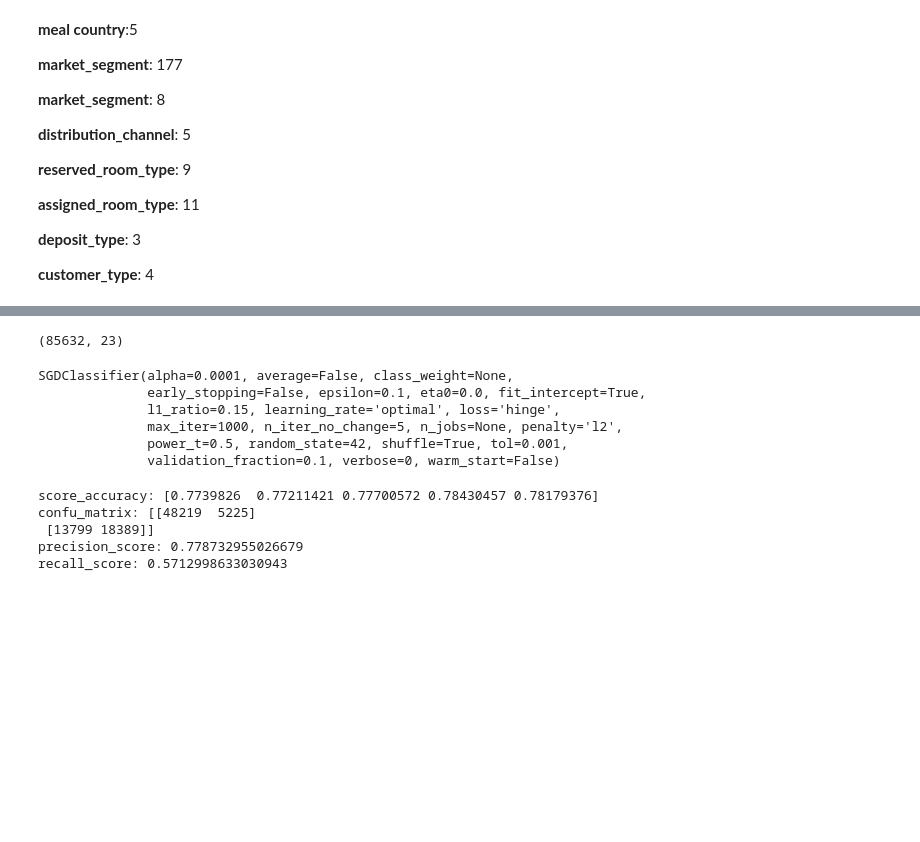
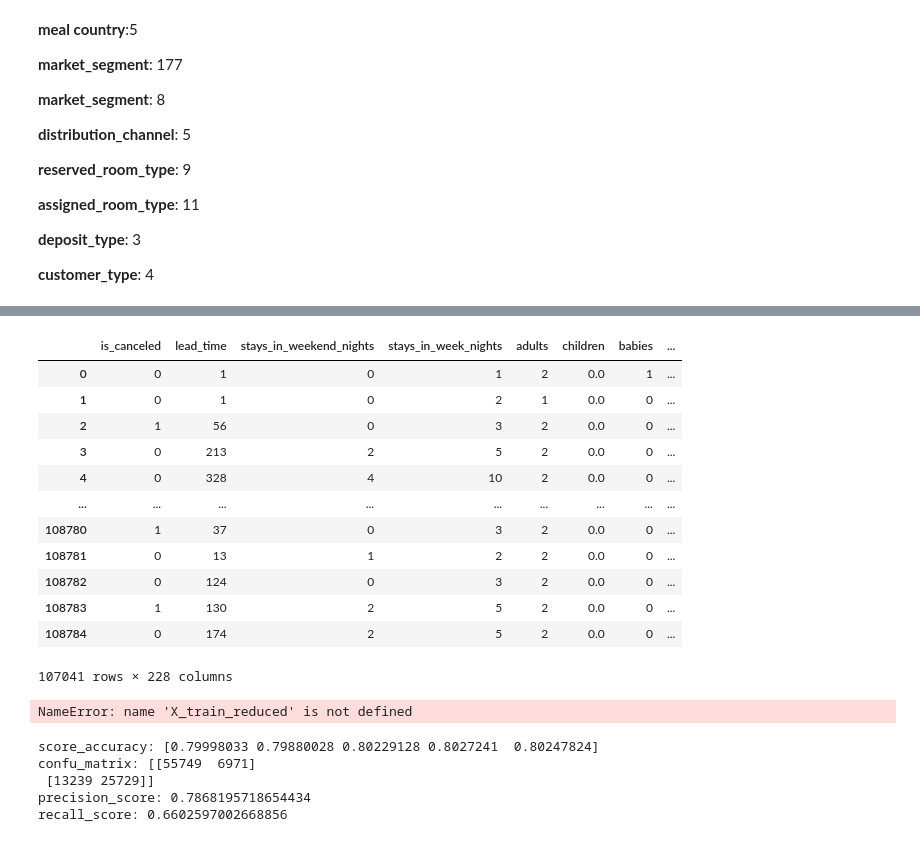
Before and after one commit to huy105/Hotel-booking-classify, a Jupyter notebook: HotelClassify.ipynb, the cells around one changed output, grey strips where cells are left out. Drawn from its saved outputs; the diff is of its cells as text; code cells hidden in the pictures; blank space fills up the shorter version.

```diff
--- a/HotelClassify.ipynb
+++ b/HotelClassify.ipynb
@@ -15,6 +15,6 @@ data.head()
 | 3 | 4 | City Hotel | 0 | 213 | 2 | 5 | 2 | ... |
 | 4 | 5 | Resort Hotel | 0 | 328 | 4 | 10 | 2 | ... |
 # %%
-col = ['agent', 'company', 'id', "hotel"]
+col = ['agent', 'company', 'id', "hotel", 'arrival_date']
 
 hotel_book = data.drop(col, axis= 1)
@@ -216,0 +163,22 @@ X_prepared_train_set = X_prepared_train_set.toarray()
+# %%
+cat_attri = ['meal', 'country', 'market_segment', 'distribution_channel', 'reserved_room_type', 'assigned_room_type', "customer_type"]
+
+one_hot = pd.get_dummies(hotel_book[cat_attri])
+hotel_book = hotel_book.drop(cat_attri, axis = 1)
+# Join the encoded df
+hotel_book = hotel_book.join(one_hot)
+hotel_book
+# %% [output]
+|  | is_canceled | lead_time | stays_in_weekend_nights | stays_in_week_nights | adults | children | babies | ... |
+| 0 | 0 | 1 | 0 | 1 | 2 | 0.0 | 1 | ... |
+| 1 | 0 | 1 | 0 | 2 | 1 | 0.0 | 0 | ... |
+| 2 | 1 | 56 | 0 | 3 | 2 | 0.0 | 0 | ... |
+| 3 | 0 | 213 | 2 | 5 | 2 | 0.0 | 0 | ... |
+| 4 | 0 | 328 | 4 | 10 | 2 | 0.0 | 0 | ... |
+| ... | ... | ... | ... | ... | ... | ... | ... | ... |
+| 108780 | 1 | 37 | 0 | 3 | 2 | 0.0 | 0 | ... |
+| 108781 | 0 | 13 | 1 | 2 | 2 | 0.0 | 0 | ... |
+| 108782 | 0 | 124 | 0 | 3 | 2 | 0.0 | 0 | ... |
+| 108783 | 1 | 130 | 2 | 5 | 2 | 0.0 | 0 | ... |
+| 108784 | 0 | 174 | 2 | 5 | 2 | 0.0 | 0 | ... |
+107041 rows × 228 columns
@@ -223,20 +210,7 @@ X_prepared_train_set_reduced = pca.fit_transform(X_prepared_train_set)
 # %%
-X_prepared_train_set_reduced.shape
+X_train_reduced.shape
 # %% [output]
-(85632, 23)
+NameError: name 'X_train_reduced' is not defined
-# %%
-from sklearn.linear_model import SGDClassifier
-
-sgd_clf = SGDClassifier(random_state = 42)
-
-sgd_clf.fit(X_prepared_train_set_reduced, Y_train_set)
-# %% [output]
-SGDClassifier(alpha=0.0001, average=False, class_weight=None,
-              early_stopping=False, epsilon=0.1, eta0=0.0, fit_intercept=True,
-              l1_ratio=0.15, learning_rate='optimal', loss='hinge',
-              max_iter=1000, n_iter_no_change=5, n_jobs=None, penalty='l2',
-              power_t=0.5, random_state=42, shuffle=True, tol=0.001,
-              validation_fraction=0.1, verbose=0, warm_start=False)
 # %%
 from sklearn.model_selection import cross_val_score, cross_val_predict
 from sklearn.metrics import confusion_matrix, precision_score, recall_score
@@ -282,12 +255,16 @@ def EvalROCcurve_Plot(model, X, Y, cv = 5, method = "decision_function",
         ax[1].legend(prop={'size': 15})
     print("ROC AUC:", RocAucScore)
     return fpr, tpr, thresholds1
-# %%
-f = EvalAcc_Confumatrix(sgd_clf, X_prepared_train_set_reduced, Y_train_set)
-# %% [output]
-score_accuracy: [0.7739826  0.77211421 0.77700572 0.78430457 0.78179376]
-confu_matrix: [[48219  5225]
- [13799 18389]]
-precision_score: 0.778732955026679
-recall_score: 0.5712998633030943
+# %%
+from sklearn.linear_model import SGDClassifier
+
+sgd_clf = SGDClassifier(random_state = 42)
+
+sgd_confu = EvalAcc_Confumatrix(sgd_clf, X_train_reduced, y_train)
+# %% [output]
+score_accuracy: [0.79998033 0.79880028 0.80229128 0.8027241  0.80247824]
+confu_matrix: [[55749  6971]
+ [13239 25729]]
+precision_score: 0.7868195718654434
+recall_score: 0.6602597002668856
 # %%
```
Also changed, not shown: parts of 23 cells of this notebook.
